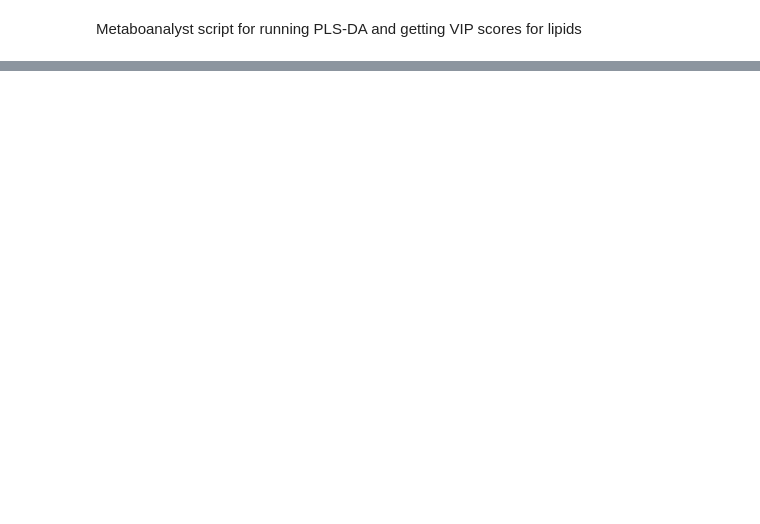
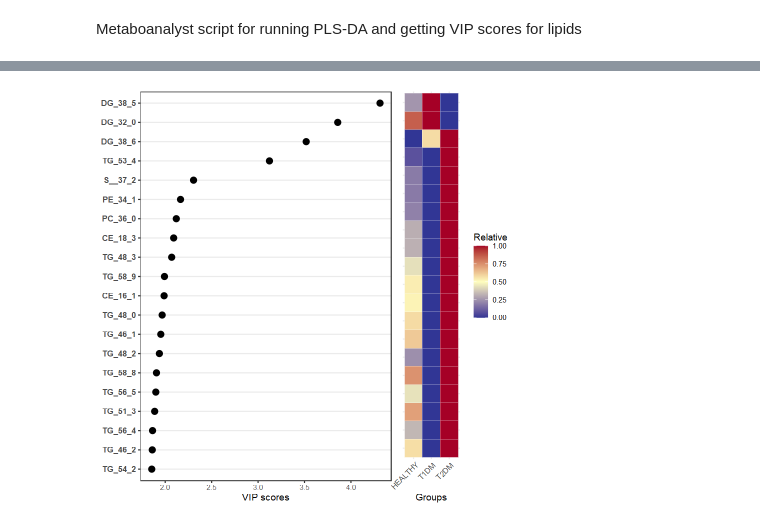
Before and after one commit to hafarah/Targeted_Lipidomics_Pancreas, a Jupyter notebook: metaboanalyst_r_script.ipynb, the cells around one changed output, grey strips where cells are left out. Saved outputs shown, nothing was run; the diff lists cells and outputs as text; code cells hidden in the pictures; blank space fills up the shorter version.

Commit message:
VIP scores run and generated using R Metaboanalyst and PLS package

```diff
--- a/metaboanalyst_r_script.ipynb
+++ b/metaboanalyst_r_script.ipynb
@@ -37,0 +110,9 @@ logTransformedData <- read.csv("LipidomicsDataLogTransformedWithGroups.csv",
+# %%
+# 1. Ensure the normalized slot is perfectly synced for the PLS engine
+mSet$dataSet$norm <- as.matrix(pure_matrix)
+mSet$dataSet$cls <- as.factor(group_labels)
+
+# 2. Run PLS-DA
+mSet <- MetaboAnalystR::PLSR.Anal(mSet)
+
+message("PLS-DA Analysis complete.")
@@ -37,0 +204,56 @@ logTransformedData <- read.csv("LipidomicsDataLogTransformedWithGroups.csv",
+# %%
+# Assuming vip_df is now available, we proceed to visualization
+# Create a combined cleveland plot with VIP scores and a heatmap of the top 20 lipids
+
+# 1. Prepare the Top 20 Lipids
+top_20 <- vip_df[1:40, ]
+top_lipids <- top_20$Lipid
+
+# 2. Prepare Heatmap Data (using your already Pareto-scaled pure_matrix)
+# pure_matrix has samples as rows, lipids as columns
+heatmap_df <- as.data.frame(pure_matrix) %>%
+  select(all_of(top_lipids)) %>%
+  mutate(Group = group_labels) %>%
+  pivot_longer(cols = -Group, names_to = "Lipid", values_to = "Intensity") %>%
+  group_by(Lipid, Group) %>%
+  summarise(Mean_Intensity = mean(Intensity), .groups = 'drop')
+
+# Normalize the means 0 to 1 for the color scale (matches the image style)
+heatmap_df <- heatmap_df %>%
+  group_by(Lipid) %>%
+  mutate(Color_Scale = (Mean_Intensity - min(Mean_Intensity)) / (max(Mean_Intensity) - min(Mean_Intensity)))
+
+# 3. Create Dot Plot (Left)
+p1 <- ggplot(top_20, aes(x = VIP_Score, y = reorder(Lipid, VIP_Score))) +
+  geom_point(size = 3, color = "black") +
+  theme_bw() +
+  labs(x = "VIP scores", y = NULL) +
+  theme(panel.grid.major.x = element_blank(),
+        panel.grid.minor.x = element_blank(),
+        axis.text.y = element_text(size = 10, face = "bold"))
+
+# 4. Create Heatmap (Right)
+p2 <- ggplot(heatmap_df, aes(x = Group, y = reorder(Lipid, Mean_Intensity))) +
+  geom_tile(aes(fill = Color_Scale), color = "white") +
+  scale_fill_gradient2(low = "#313695", mid = "#ffffbf", high = "#a50026", midpoint = 0.5) +
+  theme_minimal() +
+  labs(x = "Groups", y = NULL, fill = "Relative") +
+  theme(axis.text.y = element_blank(),
+        axis.ticks.y = element_blank(),
+        axis.text.x = element_text(angle = 45, hjust = 1))
+
+# 5. Combine and Display
+grid.arrange(p1, p2, ncol = 2, widths = c(3, 1.2))
+
+# Combine the plots into a single object first
+combined_plot <- gridExtra::arrangeGrob(p1, p2, ncol = 2, widths = c(3, 1.2))
+
+# Save using ggsave
+ggsave(filename = "Lipid_VIP_Heatmap_v2.png",
+       plot = combined_plot,
+       path = work_dir,
+       width = 10,
+       height = 8,
+       dpi = 300)
+# %% [output]
+[figure, added]
```
Also changed, not shown: parts of 8 cells of this notebook, 1 other file.
